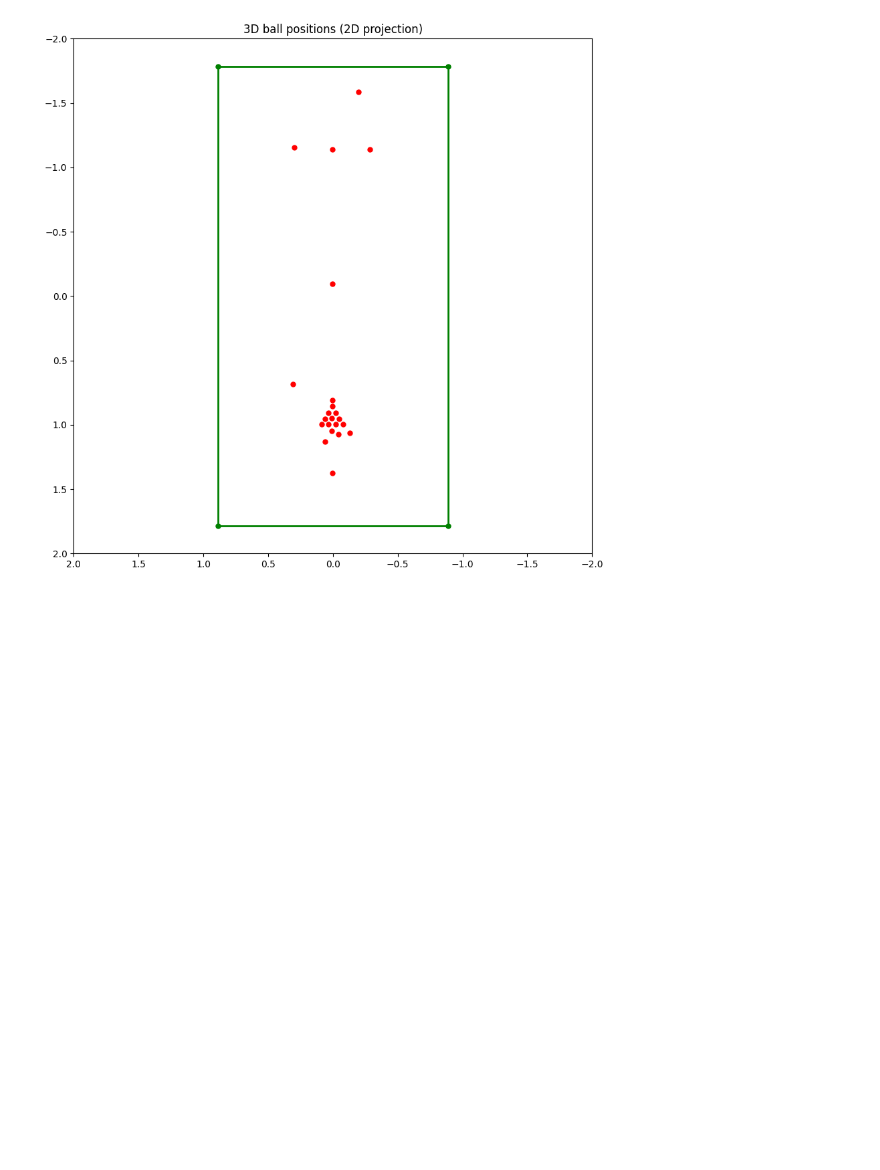
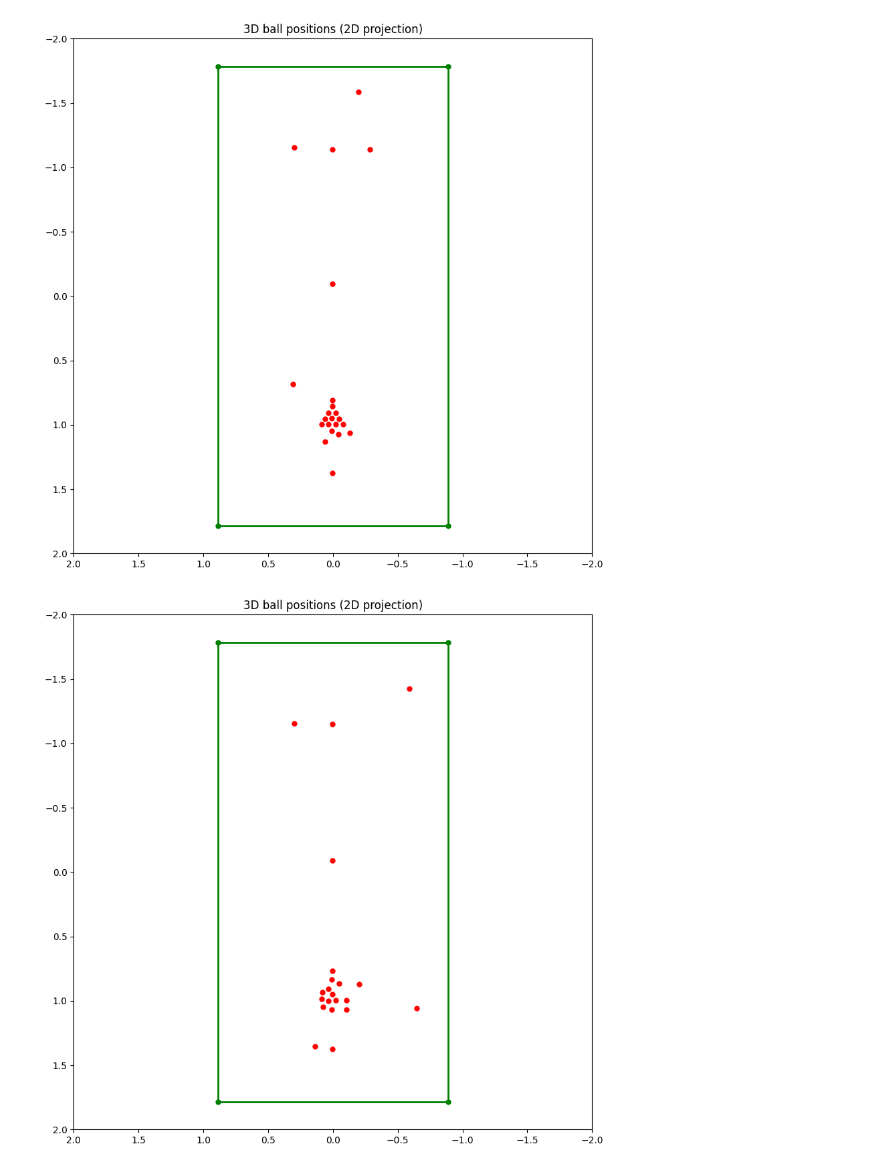
Before and after one commit to SamuelCorecco/Computer_Vision_Project, a Jupyter notebook: Task2.ipynb, the cells around one changed output. Saved outputs shown, nothing was run; the diff lists cells and outputs as text; code cells hidden in the pictures; blank space fills up the shorter version.

```diff
--- a/Task2.ipynb
+++ b/Task2.ipynb
@@ -992,7 +1003,7 @@ def find_ranges(data):
     ranges.append((start,data[m-1]))
     return ranges
 
-def find_ball_positions(image_grayscale):
+def find_ball_positions(image_grayscale,threshold_ball=200000):
     white_points_x = np.nonzero(np.sum(image_grayscale, axis=0))[0]
     white_points_y = np.nonzero(np.sum(image_grayscale, axis=1))[0]
     white_points_x = find_ranges(white_points_x)
@@ -1010,7 +1021,8 @@ def find_ball_positions(image_grayscale):
                 white_points_y_2 = find_ranges(white_points_y_2)
                 for i2 in white_points_x_2:
                     for j2 in white_points_y_2:
-                        if np.sum(image_grayscale_2[j2[0]:j2[1],i2[0]:i2[1]] != 0):
+                        if np.sum(image_grayscale_2[j2[0]:j2[1],i2[0]:i2[1]] != 0) and np.sum(image_grayscale_2[j2[0]:j2[1],i2[0]:i2[1]]) < threshold_ball:
+                            # print(np.sum(image_grayscale_2[j2[0]:j2[1],i2[0]:i2[1]]))
                             centroids.append([(i2[0]+i2[1])//2,(j2[0]+j2[1])//2])
     return centroids
 
@@ -1090,20 +1102,26 @@ s
 
 Solving this system for every ball position allows us to obtain the value of $X$ and $Y$ (and $s$) for each ball. The value of $Z$ can be added manually. The positions of the balls can then finally be plotted in 3D, together with the positions of the corners of the table.
 # %%
+
+
 def find_3D_balls(centroids, M_camera, Z_COORD):
+
     split = np.split(M_camera, 2, axis=1)
     MAT = split[0]
     arr = split[1]
     arr[:,0] = Z_COORD*arr[:,0]
     arr = np.sum(arr, axis=1)
     MAT = np.concatenate((MAT, np.array([[-1],[-1],[-1]])), axis=1)
-    centroids_3D = np.zeros((len(centroids),3))
+    centroids_3D = []
     for i, ball in enumerate(centroids):
         ball = np.concatenate((ball, np.array([1])))
         MAT[:,2] = ball*MAT[:,2]
         coord = np.linalg.solve(MAT, arr)
         coord[2] = Z_COORD
-        centroids_3D[i] = coord
+        # if coord is outside the table not add it
+        if coord[0] < -0.889 or coord[0] > 0.889 or coord[1] < -1.7845 or coord[1] > 1.7845:
+            continue
+        centroids_3D.append(coord)
         MAT[:,2] = np.array([-1,-1,-1])
     return centroids_3D
 
@@ -1132,6 +1150,16 @@ centroids_3D = find_3D_balls(centroids, M_camera, TABLE_HEIGHT+BALL_RADIUS)
 plot_3D_balls(centroids_3D)
 # %% [output]
 [figure]
+# %%
+# load image.png
+image_path = 'image.PNG'
+image = cv2.imread(image_path)
+image_gray = filter_image_white(image)
+centroids = find_ball_positions(image_gray)
+centroids_3D = find_3D_balls(centroids, M_camera, TABLE_HEIGHT+BALL_RADIUS)
+plot_3D_balls(centroids_3D)
+# %% [output]
+[figure, added]
 # %%
 # compute ball positions in the filtered image
 
```
Also changed, not shown: parts of 3 cells of this notebook, 1 other file.
